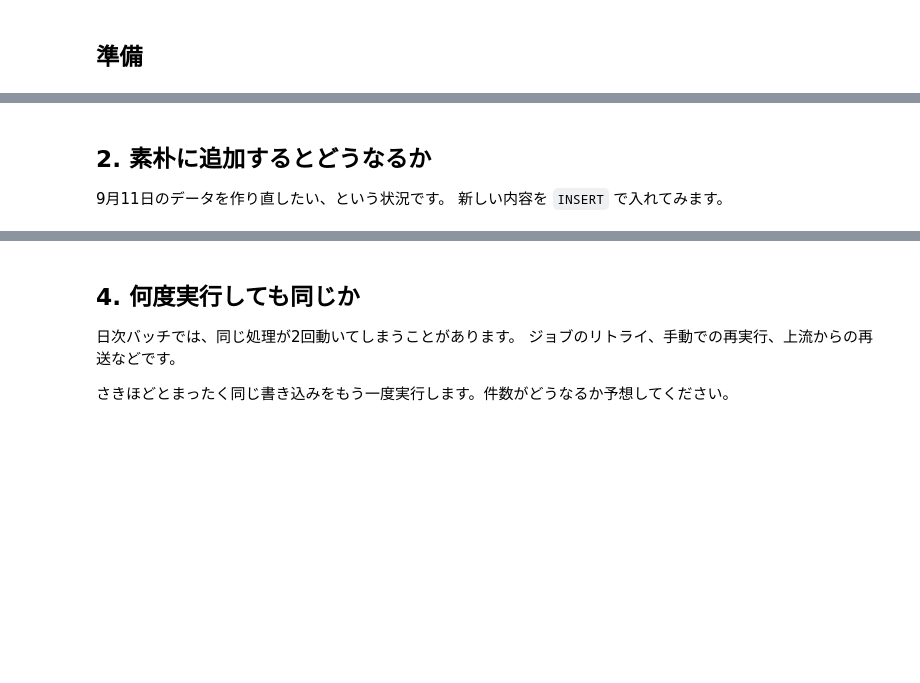
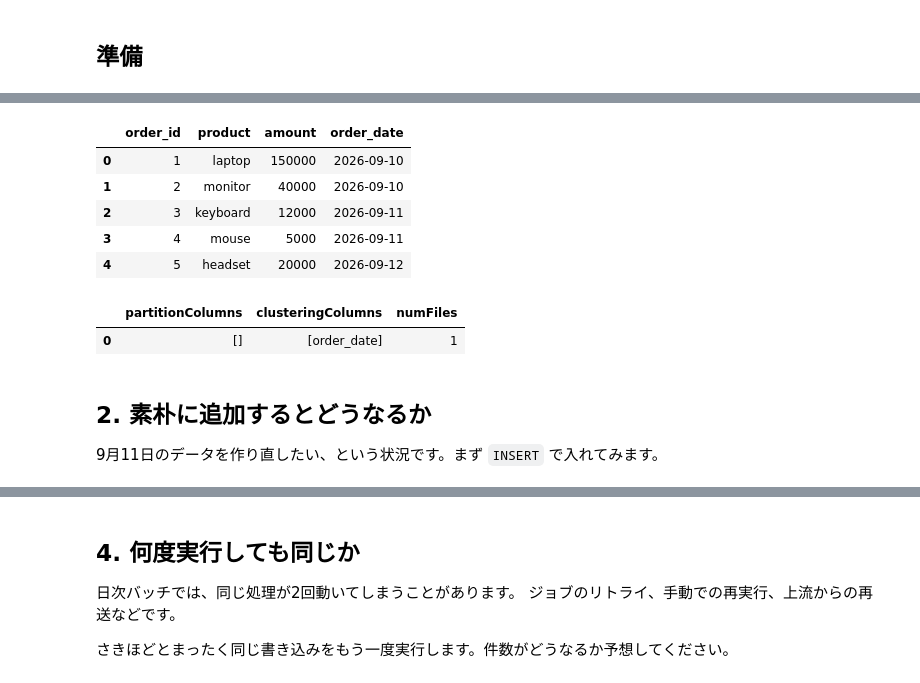
Before and after one commit to OzakiMahiro/streaming, a Jupyter notebook: src/notebooks/b_transform_write/04_replace_where.ipynb, the cells around one changed output, grey strips where cells are left out. Drawn from its saved outputs; the diff is of its cells as text; code cells hidden in the pictures; blank space fills up the shorter version.

```diff
--- a/src/notebooks/b_transform_write/04_replace_where.ipynb
+++ b/src/notebooks/b_transform_write/04_replace_where.ipynb
@@ -49,23 +66,32 @@ SCHEMA = "order_id INT, product STRING, amount INT, order_date DATE"
 # %%
 spark.sql(f"DROP TABLE IF EXISTS {TABLE}")
 
+# DDL
 spark.sql(f"""
     CREATE TABLE {TABLE} (
         order_id INT,
         product STRING,
         amount INT,
         order_date DATE
     )
-    PARTITIONED BY (order_date)
+    CLUSTER BY (order_date)
 """)
 
+# DML
 spark.sql(f"""
     INSERT INTO {TABLE} VALUES
         (1, 'laptop',   150000, DATE '2026-09-10'),
         (2, 'monitor',   40000, DATE '2026-09-10'),
         (3, 'keyboard',  12000, DATE '2026-09-11'),
         (4, 'mouse',      5000, DATE '2026-09-11'),
         (5, 'headset',   20000, DATE '2026-09-12')
 """)
 
 display(spark.table(TABLE).orderBy("order_date", "order_id"))
+# %% [output]
+|  | order_id | product | amount | order_date |
+| 0 | 1 | laptop | 150000 | 2026-09-10 |
+| 1 | 2 | monitor | 40000 | 2026-09-10 |
+| 2 | 3 | keyboard | 12000 | 2026-09-11 |
+| 3 | 4 | mouse | 5000 | 2026-09-11 |
+| 4 | 5 | headset | 20000 | 2026-09-12 |
@@ -75,8 +98,13 @@ display(spark.sql(f"SELECT order_date, count(*) AS cnt FROM {TABLE} GROUP BY ord
+# %%
+# パーティションではなくクラスタリングキーが設定されていることを確認する
+display(spark.sql(f"DESCRIBE DETAIL {TABLE}").select("partitionColumns", "clusteringColumns", "numFiles"))
+# %% [output]
+|  | partitionColumns | clusteringColumns | numFiles |
+| 0 | [] | [order_date] | 1 |
 # %% [markdown]
 ## 2. 素朴に追加するとどうなるか
 
-9月11日のデータを作り直したい、という状況です。
-新しい内容を `INSERT` で入れてみます。
+9月11日のデータを作り直したい、という状況です。まず `INSERT` で入れてみます。
 # %%
 fixed_rows = spark.createDataFrame(
     [
```
Also changed, not shown: parts of 29 cells of this notebook.
